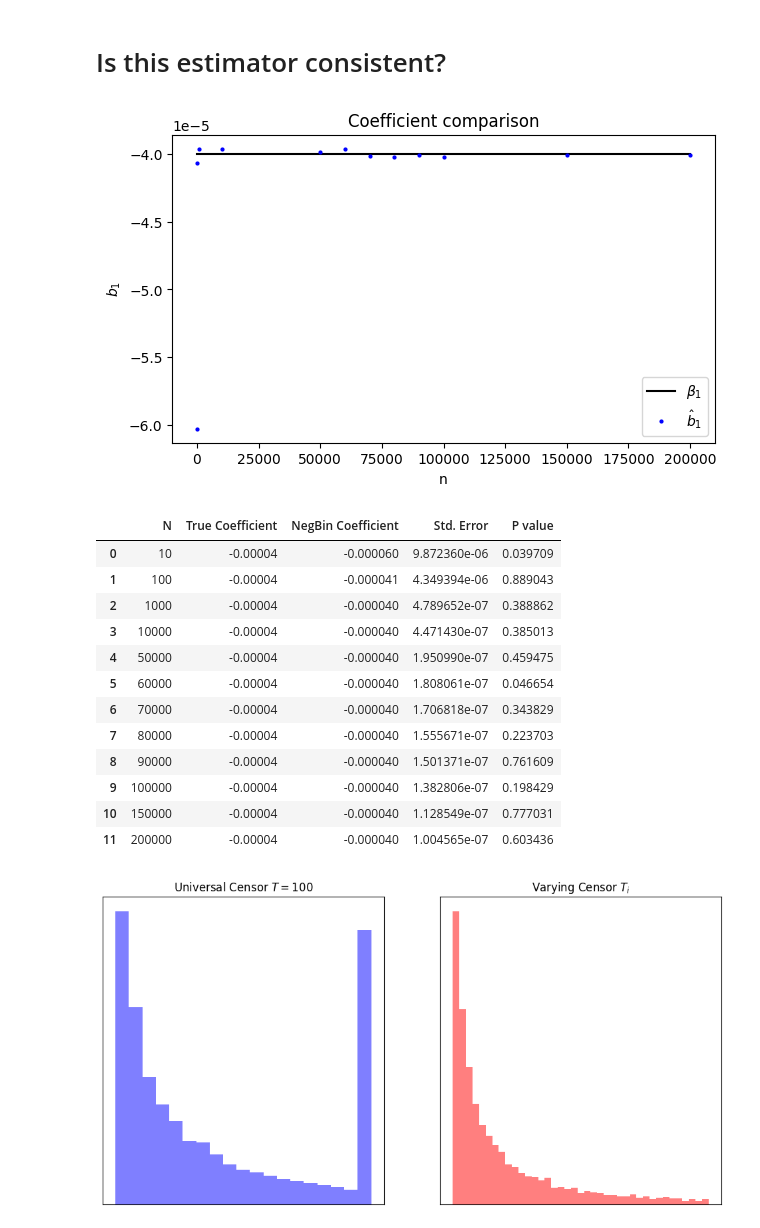
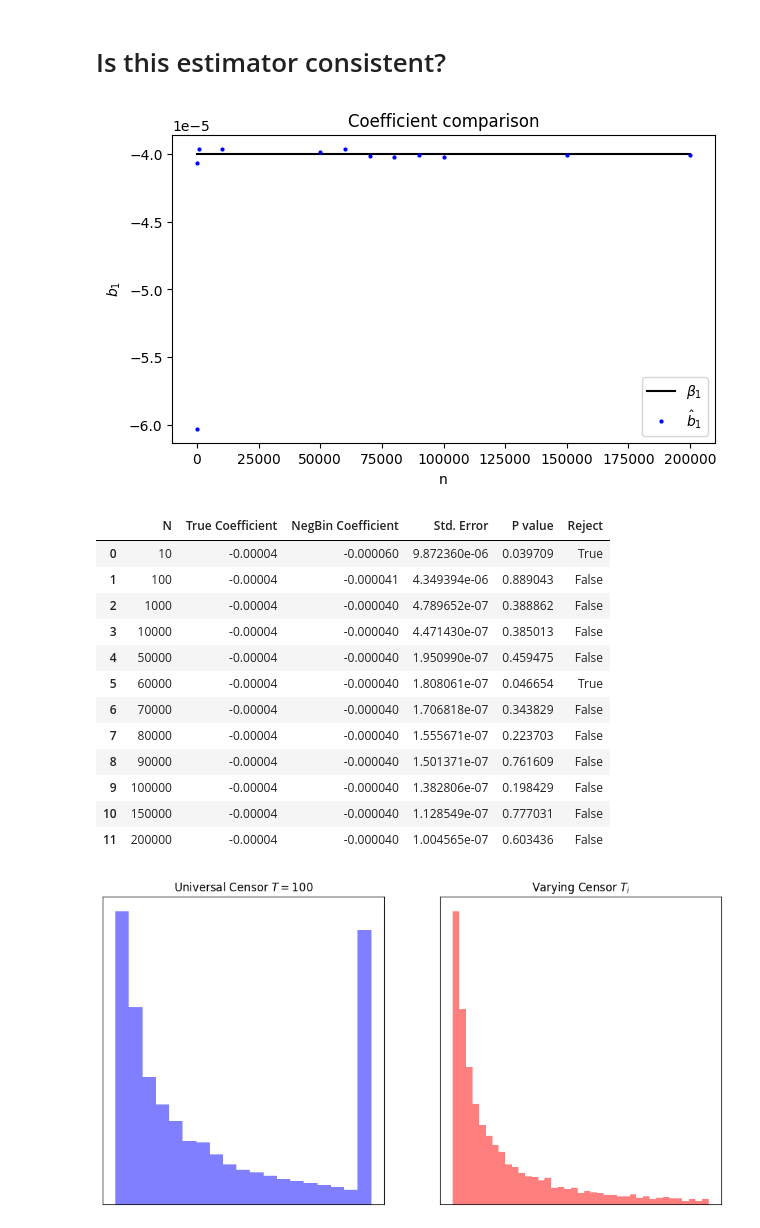
Before and after one commit to mraystaf/Econ588Project, a Jupyter notebook: NegativeBinomial_Likelihood.ipynb, the cells around one changed output. Saved outputs shown, nothing was run; the diff lists cells and outputs as text; code cells hidden in the pictures.

Commit message:
Edited a table

```diff
--- a/NegativeBinomial_Likelihood.ipynb
+++ b/NegativeBinomial_Likelihood.ipynb
@@ -225,28 +225,29 @@ results = pd.DataFrame({
 # %%
 fig, axs = plt.subplots(1, figsize=(7,4))
 axs.plot(results['N'], results['True Coefficient'], 'k-', markersize=2, label=r"$ \beta_1 $")
 axs.plot(results['N'], results['NegBin Coefficient'], 'bo', markersize=2, label=r"$\hat b_1$")
 axs.legend()
 axs.set_xlabel("n")
 axs.set_ylabel("$b_1$")
 axs.set_title("Coefficient comparison")
 plt.show()
+results['Reject'] = results['P value'] < 0.05
 results
 # %% [output]
 [figure]
-|  | N | True Coefficient | NegBin Coefficient | Std. Error | P value |
-| 0 | 10 | -0.00004 | -0.000060 | 9.872360e-06 | 0.039709 |
-| 1 | 100 | -0.00004 | -0.000041 | 4.349394e-06 | 0.889043 |
-| 2 | 1000 | -0.00004 | -0.000040 | 4.789652e-07 | 0.388862 |
-| 3 | 10000 | -0.00004 | -0.000040 | 4.471430e-07 | 0.385013 |
-| 4 | 50000 | -0.00004 | -0.000040 | 1.950990e-07 | 0.459475 |
-| 5 | 60000 | -0.00004 | -0.000040 | 1.808061e-07 | 0.046654 |
-| 6 | 70000 | -0.00004 | -0.000040 | 1.706818e-07 | 0.343829 |
-| 7 | 80000 | -0.00004 | -0.000040 | 1.555671e-07 | 0.223703 |
-| 8 | 90000 | -0.00004 | -0.000040 | 1.501371e-07 | 0.761609 |
-| 9 | 100000 | -0.00004 | -0.000040 | 1.382806e-07 | 0.198429 |
-| 10 | 150000 | -0.00004 | -0.000040 | 1.128549e-07 | 0.777031 |
-| 11 | 200000 | -0.00004 | -0.000040 | 1.004565e-07 | 0.603436 |
+|  | N | True Coefficient | NegBin Coefficient | Std. Error | P value | Reject |
+| 0 | 10 | -0.00004 | -0.000060 | 9.872360e-06 | 0.039709 | True |
+| 1 | 100 | -0.00004 | -0.000041 | 4.349394e-06 | 0.889043 | False |
+| 2 | 1000 | -0.00004 | -0.000040 | 4.789652e-07 | 0.388862 | False |
+| 3 | 10000 | -0.00004 | -0.000040 | 4.471430e-07 | 0.385013 | False |
+| 4 | 50000 | -0.00004 | -0.000040 | 1.950990e-07 | 0.459475 | False |
+| 5 | 60000 | -0.00004 | -0.000040 | 1.808061e-07 | 0.046654 | True |
+| 6 | 70000 | -0.00004 | -0.000040 | 1.706818e-07 | 0.343829 | False |
+| 7 | 80000 | -0.00004 | -0.000040 | 1.555671e-07 | 0.223703 | False |
+| 8 | 90000 | -0.00004 | -0.000040 | 1.501371e-07 | 0.761609 | False |
+| 9 | 100000 | -0.00004 | -0.000040 | 1.382806e-07 | 0.198429 | False |
+| 10 | 150000 | -0.00004 | -0.000040 | 1.128549e-07 | 0.777031 | False |
+| 11 | 200000 | -0.00004 | -0.000040 | 1.004565e-07 | 0.603436 | False |
 # %%
 # Create a histogram for the slides
 pizza = NBinomRandomDataGenerator(size=10000)
```
